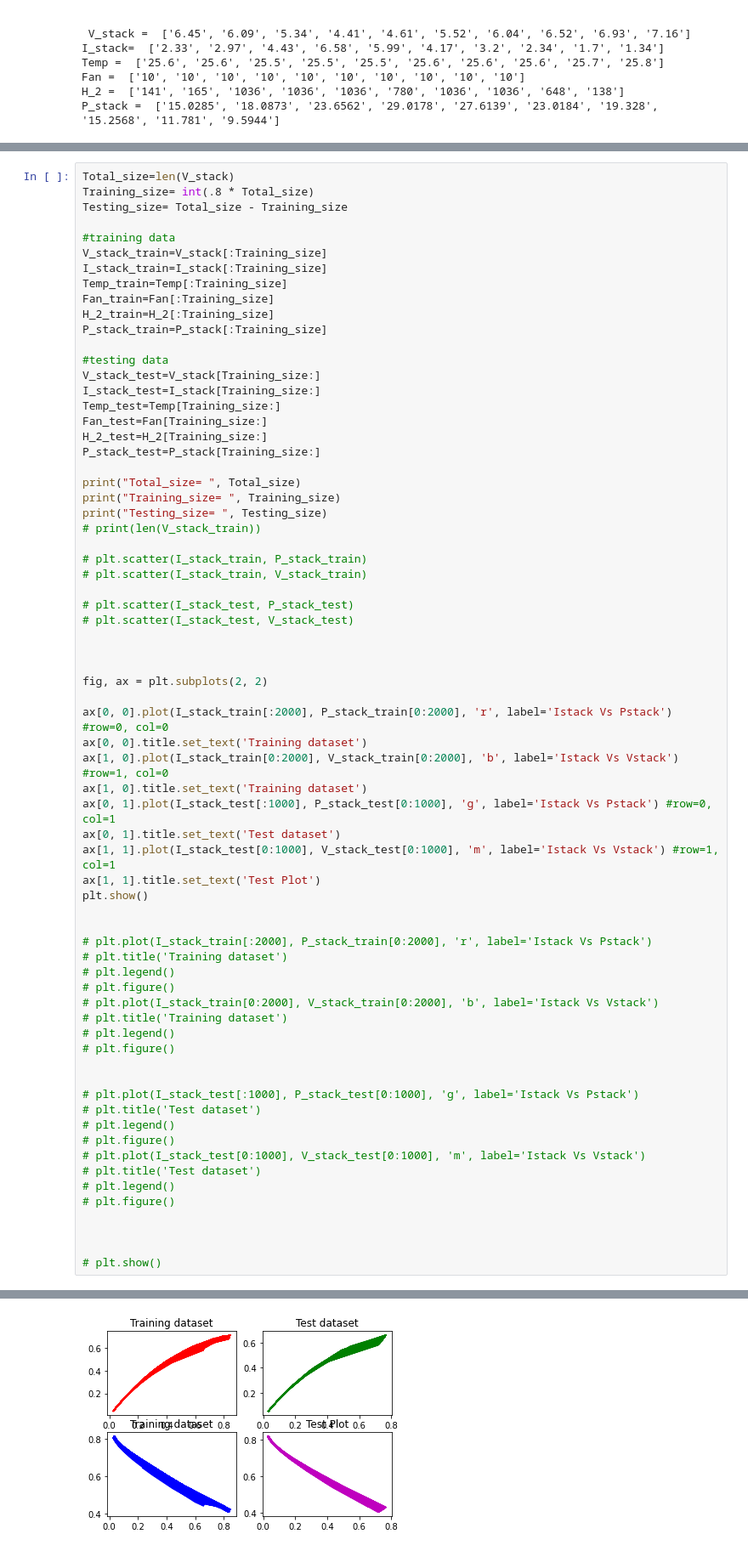
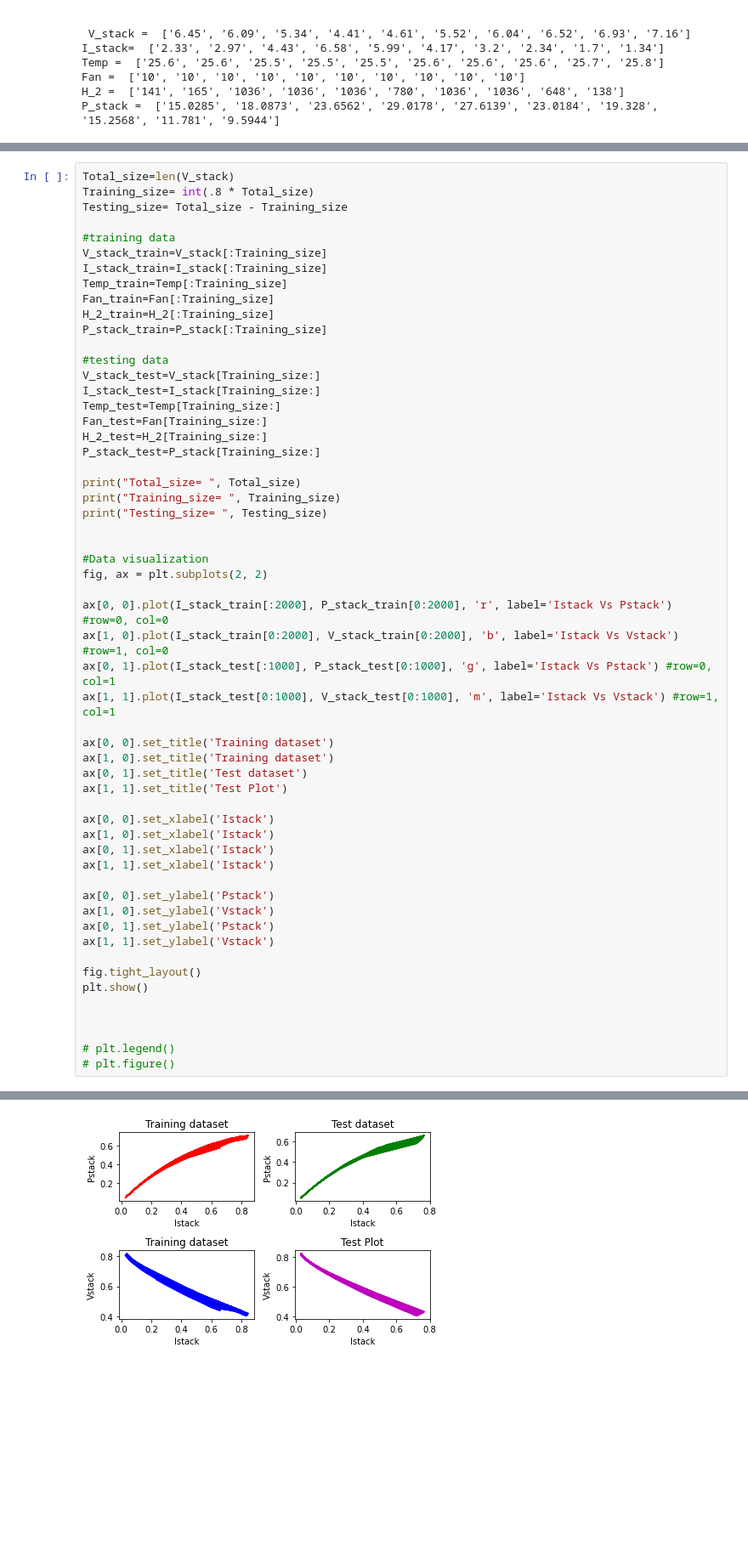
Before and after one commit to Mohamed-derbeli/Application-of-ML-in-a-fuel-cell-system, a Jupyter notebook: Modeling_of_a_Commercial_Heliocentris_PEMFC_System.ipynb, the cells around one changed output, grey strips where cells are left out. Shown at 85% size. Cells and saved outputs as stored; diff of their text form; blank space fills up the shorter version.

```diff
--- a/Modeling_of_a_Commercial_Heliocentris_PEMFC_System.ipynb
+++ b/Modeling_of_a_Commercial_Heliocentris_PEMFC_System.ipynb
@@ -143,72 +146,59 @@ Testing_size= Total_size - Training_size
 #training data
 V_stack_train=V_stack[:Training_size]
 I_stack_train=I_stack[:Training_size]
 Temp_train=Temp[:Training_size]
 Fan_train=Fan[:Training_size]
 H_2_train=H_2[:Training_size]
 P_stack_train=P_stack[:Training_size]
 
 #testing data
 V_stack_test=V_stack[Training_size:]
 I_stack_test=I_stack[Training_size:]
 Temp_test=Temp[Training_size:]
 Fan_test=Fan[Training_size:]
 H_2_test=H_2[Training_size:]
 P_stack_test=P_stack[Training_size:]
 
 print("Total_size= ", Total_size)
 print("Training_size= ", Training_size)
 print("Testing_size= ", Testing_size)
-# print(len(V_stack_train))
 
-# plt.scatter(I_stack_train, P_stack_train)
-# plt.scatter(I_stack_train, V_stack_train)
 
-# plt.scatter(I_stack_test, P_stack_test)
-# plt.scatter(I_stack_test, V_stack_test)
+#Data visualization
+fig, ax = plt.subplots(2, 2)
+
+ax[0, 0].plot(I_stack_train[:2000], P_stack_train[0:2000], 'r', label='Istack Vs Pstack') #row=0, col=0
+ax[1, 0].plot(I_stack_train[0:2000], V_stack_train[0:2000], 'b', label='Istack Vs Vstack') #row=1, col=0
+ax[0, 1].plot(I_stack_test[:1000], P_stack_test[0:1000], 'g', label='Istack Vs Pstack') #row=0, col=1
+ax[1, 1].plot(I_stack_test[0:1000], V_stack_test[0:1000], 'm', label='Istack Vs Vstack') #row=1, col=1
+
+ax[0, 0].set_title('Training dataset')
+ax[1, 0].set_title('Training dataset')
+ax[0, 1].set_title('Test dataset')
+ax[1, 1].set_title('Test Plot')
+
+ax[0, 0].set_xlabel('Istack')
+ax[1, 0].set_xlabel('Istack')
+ax[0, 1].set_xlabel('Istack')
+ax[1, 1].set_xlabel('Istack')
+
+ax[0, 0].set_ylabel('Pstack')
+ax[1, 0].set_ylabel('Vstack')
+ax[0, 1].set_ylabel('Pstack')
+ax[1, 1].set_ylabel('Vstack')
+
+fig.tight_layout()
+plt.show()
 
 
 
-fig, ax = plt.subplots(2, 2)
-
-ax[0, 0].plot(I_stack_train[:2000], P_stack_train[0:2000], 'r', label='Istack Vs Pstack') #row=0, col=0
-ax[0, 0].title.set_text('Training dataset')
-ax[1, 0].plot(I_stack_train[0:2000], V_stack_train[0:2000], 'b', label='Istack Vs Vstack') #row=1, col=0
-ax[1, 0].title.set_text('Training dataset')
-ax[0, 1].plot(I_stack_test[:1000], P_stack_test[0:1000], 'g', label='Istack Vs Pstack') #row=0, col=1
-ax[0, 1].title.set_text('Test dataset')
-ax[1, 1].plot(I_stack_test[0:1000], V_stack_test[0:1000], 'm', label='Istack Vs Vstack') #row=1, col=1
-ax[1, 1].title.set_text('Test Plot')
-plt.show()
-
-
-# plt.plot(I_stack_train[:2000], P_stack_train[0:2000], 'r', label='Istack Vs Pstack')
-# plt.title('Training dataset')
 # plt.legend()
 # plt.figure()
-# plt.plot(I_stack_train[0:2000], V_stack_train[0:2000], 'b', label='Istack Vs Vstack')
-# plt.title('Training dataset')
-# plt.legend()
-# plt.figure()
-
-
-# plt.plot(I_stack_test[:1000], P_stack_test[0:1000], 'g', label='Istack Vs Pstack')
-# plt.title('Test dataset')
-# plt.legend()
-# plt.figure()
-# plt.plot(I_stack_test[0:1000], V_stack_test[0:1000], 'm', label='Istack Vs Vstack')
-# plt.title('Test dataset')
-# plt.legend()
-# plt.figure()
-
-
-
-# plt.show()
 # %% [output]
 Total_size=  33856
 Training_size=  27084
 Testing_size=  6772
-[figure, old version]
+[figure, new version]
 # %%
     DESIRED_ACCURACY = 0.999
 
```
Also changed, not shown: parts of 1 cell of this notebook.
